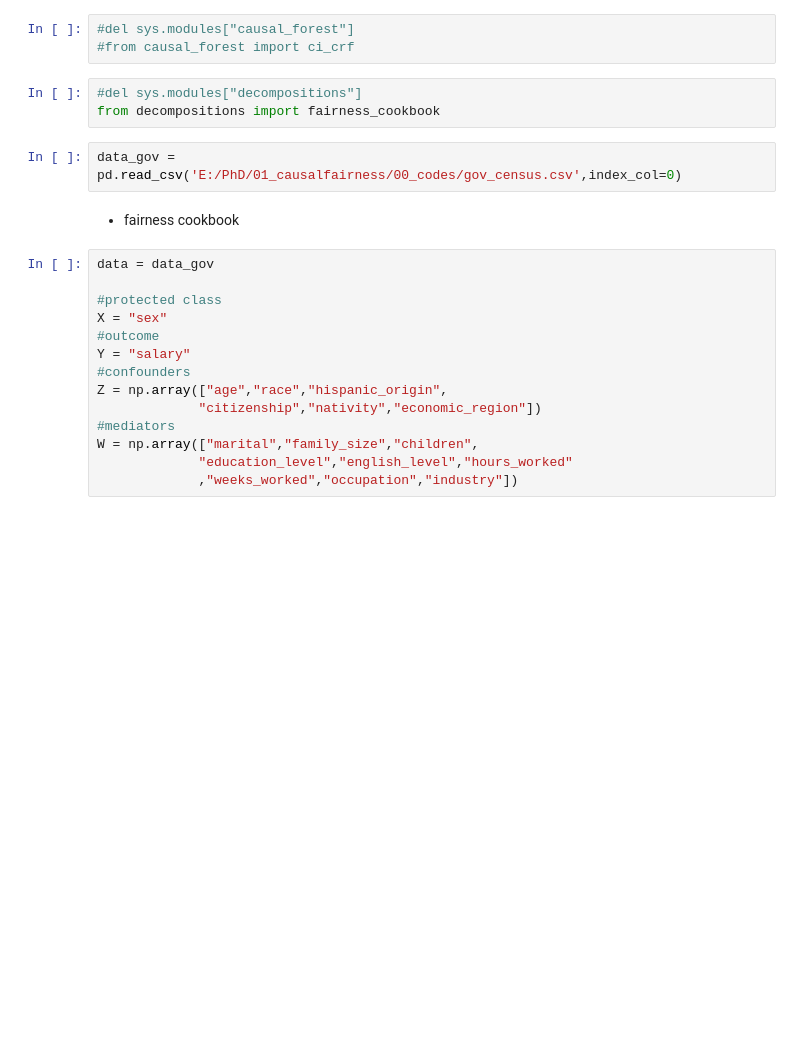
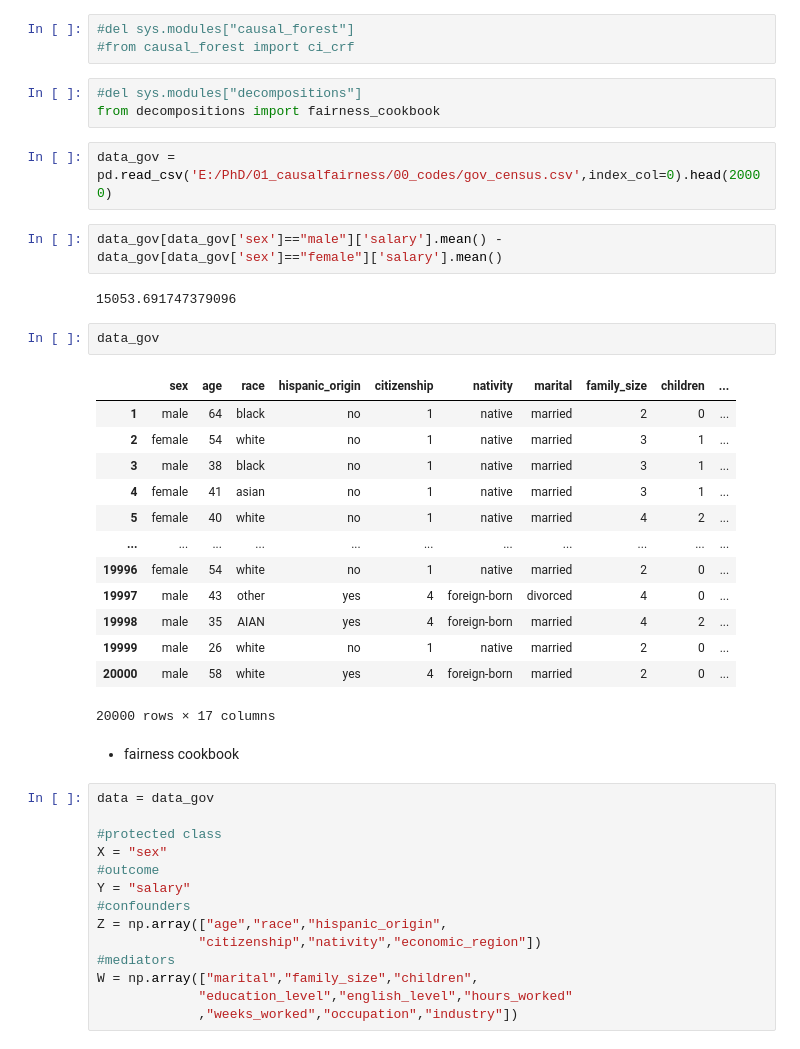
Before and after one commit to cyin666/CausalFairness, a Jupyter notebook: 00_CausalEffectsDecomp/test.ipynb, the cells around one changed output. Cells and saved outputs as stored; diff of their text form; blank space fills up the shorter version.

```diff
--- a/00_CausalEffectsDecomp/test.ipynb
+++ b/00_CausalEffectsDecomp/test.ipynb
@@ -14,7 +14,27 @@ from econml.grf import CausalForest
 #del sys.modules["decompositions"]
 from decompositions import fairness_cookbook
 # %%
-data_gov = pd.read_csv('E:/PhD/01_causalfairness/00_codes/gov_census.csv',index_col=0)
+data_gov = pd.read_csv('E:/PhD/01_causalfairness/00_codes/gov_census.csv',index_col=0).head(20000)
+# %%
+data_gov[data_gov['sex']=="male"]['salary'].mean() - data_gov[data_gov['sex']=="female"]['salary'].mean()
+# %% [output]
+15053.691747379096
+# %%
+data_gov
+# %% [output]
+|  | sex | age | race | hispanic_origin | citizenship | nativity | marital | family_size | children | ... |
+| 1 | male | 64 | black | no | 1 | native | married | 2 | 0 | ... |
+| 2 | female | 54 | white | no | 1 | native | married | 3 | 1 | ... |
+| 3 | male | 38 | black | no | 1 | native | married | 3 | 1 | ... |
+| 4 | female | 41 | asian | no | 1 | native | married | 3 | 1 | ... |
+| 5 | female | 40 | white | no | 1 | native | married | 4 | 2 | ... |
+| ... | ... | ... | ... | ... | ... | ... | ... | ... | ... | ... |
+| 19996 | female | 54 | white | no | 1 | native | married | 2 | 0 | ... |
+| 19997 | male | 43 | other | yes | 4 | foreign-born | divorced | 4 | 0 | ... |
+| 19998 | male | 35 | AIAN | yes | 4 | foreign-born | married | 4 | 2 | ... |
+| 19999 | male | 26 | white | no | 1 | native | married | 2 | 0 | ... |
+| 20000 | male | 58 | white | yes | 4 | foreign-born | married | 2 | 0 | ... |
+20000 rows × 17 columns
 # %% [markdown]
 - fairness cookbook
 # %%
```
Also changed, not shown: parts of 2 cells of this notebook, 2 other files.
